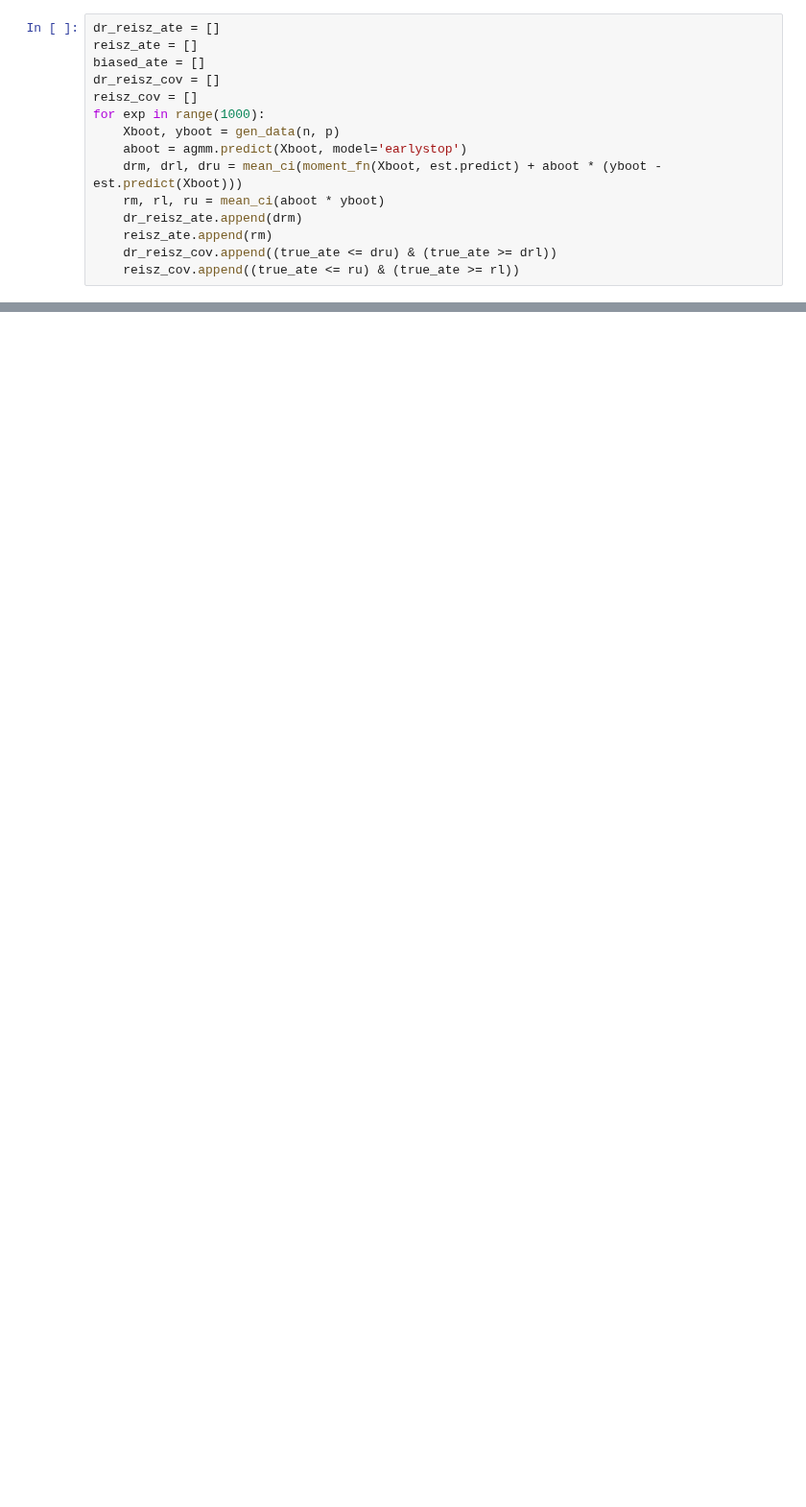
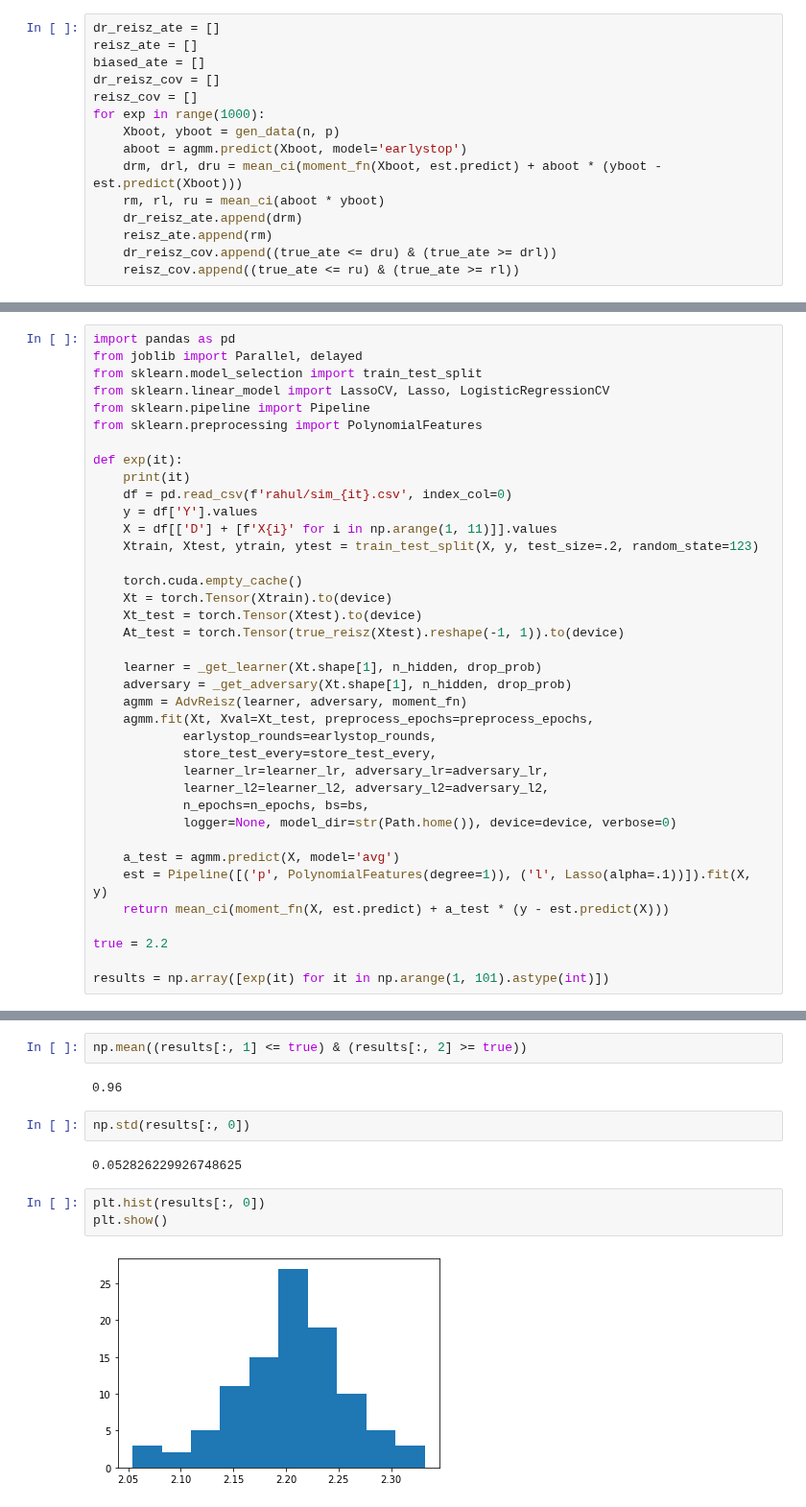
Before and after one commit to syrgkanislab/adversarial_reisz, a Jupyter notebook: AdversarialReisz.ipynb, the cells around one changed output, grey strips where cells are left out. Shown at 96% size. Drawn from its saved outputs; the diff is of its cells as text; blank space fills up the shorter version.

```diff
--- a/AdversarialReisz.ipynb
+++ b/AdversarialReisz.ipynb
@@ -272,0 +413,38 @@ plt.show()
+# %%
+import pandas as pd
+from joblib import Parallel, delayed
+from sklearn.model_selection import train_test_split
+from sklearn.linear_model import LassoCV, Lasso, LogisticRegressionCV
+from sklearn.pipeline import Pipeline
+from sklearn.preprocessing import PolynomialFeatures
+
+def exp(it):
+    print(it)
+    df = pd.read_csv(f'rahul/sim_{it}.csv', index_col=0)
+    y = df['Y'].values
+    X = df[['D'] + [f'X{i}' for i in np.arange(1, 11)]].values
+    Xtrain, Xtest, ytrain, ytest = train_test_split(X, y, test_size=.2, random_state=123)
+
+    torch.cuda.empty_cache()
+    Xt = torch.Tensor(Xtrain).to(device)
+    Xt_test = torch.Tensor(Xtest).to(device)
+    At_test = torch.Tensor(true_reisz(Xtest).reshape(-1, 1)).to(device)
+
+    learner = _get_learner(Xt.shape[1], n_hidden, drop_prob)
+    adversary = _get_adversary(Xt.shape[1], n_hidden, drop_prob)
+    agmm = AdvReisz(learner, adversary, moment_fn)
+    agmm.fit(Xt, Xval=Xt_test, preprocess_epochs=preprocess_epochs,
+            earlystop_rounds=earlystop_rounds,
+            store_test_every=store_test_every,
+            learner_lr=learner_lr, adversary_lr=adversary_lr,
+            learner_l2=learner_l2, adversary_l2=adversary_l2,
+            n_epochs=n_epochs, bs=bs,
+            logger=None, model_dir=str(Path.home()), device=device, verbose=0)
+
+    a_test = agmm.predict(X, model='avg')
+    est = Pipeline([('p', PolynomialFeatures(degree=1)), ('l', Lasso(alpha=.1))]).fit(X, y)
+    return mean_ci(moment_fn(X, est.predict) + a_test * (y - est.predict(X)))
+
+true = 2.2
+
+results = np.array([exp(it) for it in np.arange(1, 101).astype(int)])
@@ -272,0 +489,13 @@ plt.show()
+# %%
+np.mean((results[:, 1] <= true) & (results[:, 2] >= true))
+# %% [output]
+0.96
+# %%
+np.std(results[:, 0])
+# %% [output]
+0.052826229926748625
+# %%
+plt.hist(results[:, 0])
+plt.show()
+# %% [output]
+[figure, added]
```
Also changed, not shown: parts of 33 cells of this notebook, 5 other files.
